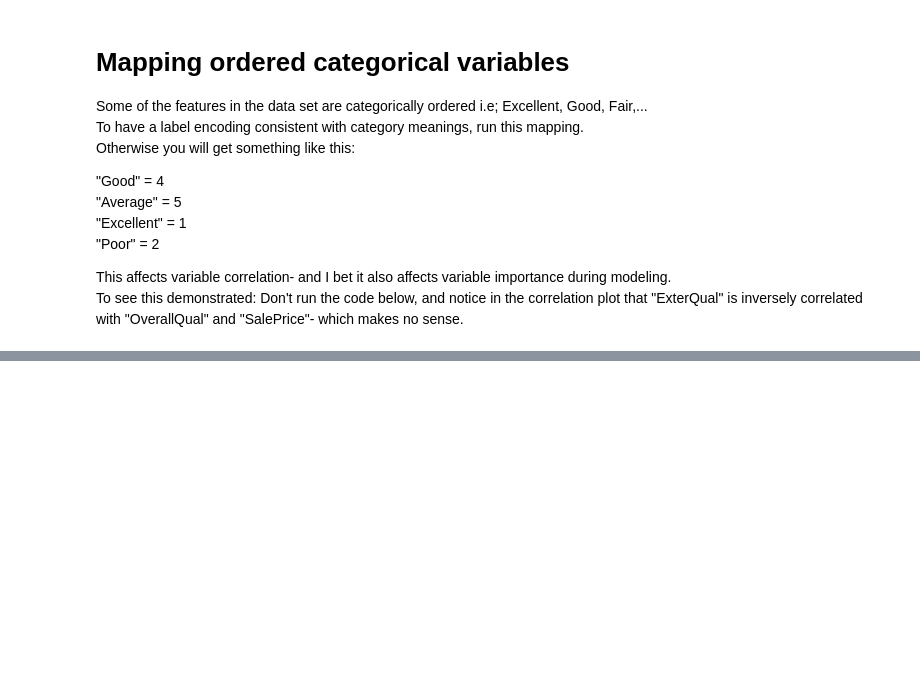
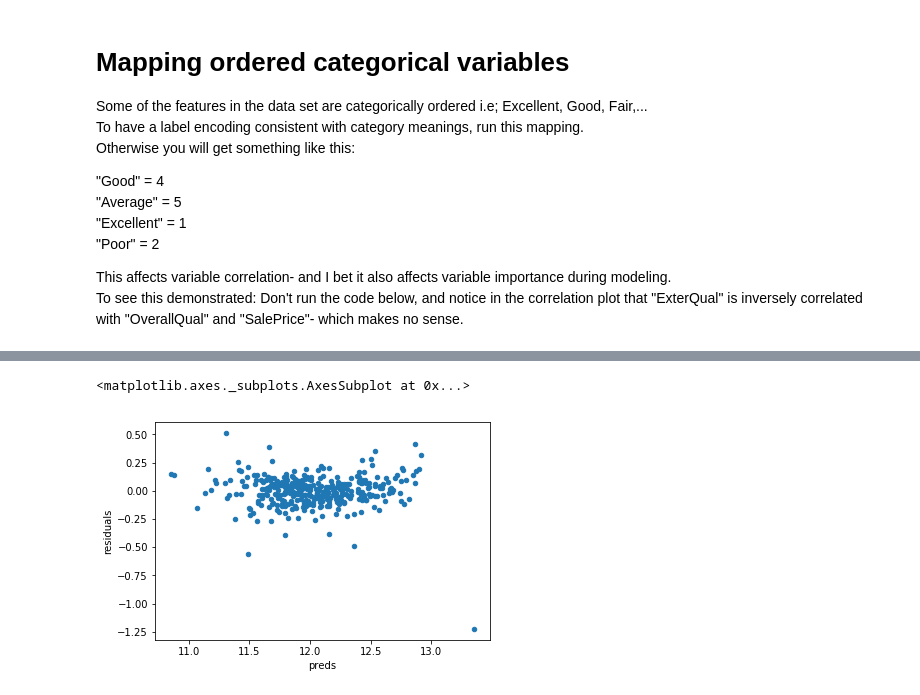
Before and after one commit to deanjgoldman/housing-ml, a Jupyter notebook: nbtools_and_EDA.ipynb, the cells around one changed output, grey strips where cells are left out. Saved outputs shown, nothing was run; the diff lists cells and outputs as text; code cells hidden in the pictures; blank space fills up the shorter version.

```diff
--- a/nbtools_and_EDA.ipynb
+++ b/nbtools_and_EDA.ipynb
@@ -163,4 +265,8 @@ regplot.set(axis_bgcolor="#A2BFF4")
 # %%
-X = df.loc[:, df.columns != 'SalePrice']
-y = df["SalePrice"]
-X_train, X_test, y_train, y_test = train_test_split(X, y)
+# Full dataframe into Train-test Split
+def full_set_split(df):
+    X = df.loc[:, df.columns != 'SalePrice']
+#     X = vif_filter(X, thresh=5)
+    y = df["SalePrice"]
+    X_train, X_test, y_train, y_test = train_test_split(X, y)
+    return (X_train, X_test, y_train, y_test)
@@ -208,0 +275,3 @@ df_binary.head()
+# %%
+df = unskew(df)
+X_train, X_test, y_train, y_test = full_set_split(df)
@@ -208,0 +285,6 @@ df_binary.head()
+# %%
+# Lasso CV
+
+model_lasso = LassoCV(normalize=True, cv=6).fit(X_train, y_train)
+print(rmse_cv(model_lasso).mean())
+model_lasso.score(X_test, y_test)
@@ -208,0 +299,7 @@ df_binary.head()
+# %%
+preds = pd.DataFrame({"preds":model_lasso.predict(X_test), "true":y_test})
+preds["residuals"] = preds["true"] - preds["preds"]
+preds.plot(x = "preds", y = "residuals",kind = "scatter")
+# %% [output]
+<matplotlib.axes._subplots.AxesSubplot at 0x...>
+[figure, added]
```
Also changed, not shown: parts of 27 cells of this notebook, 1 other file.
